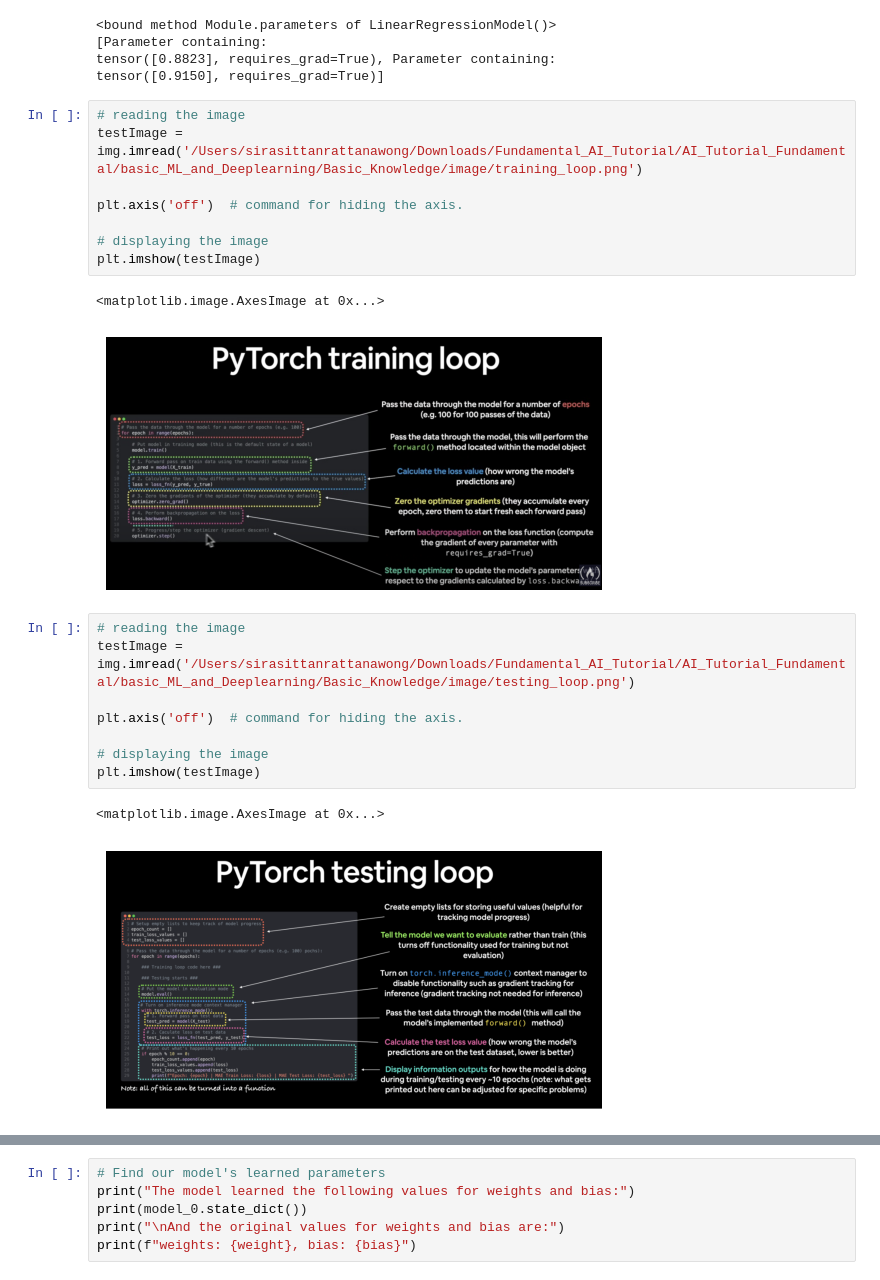
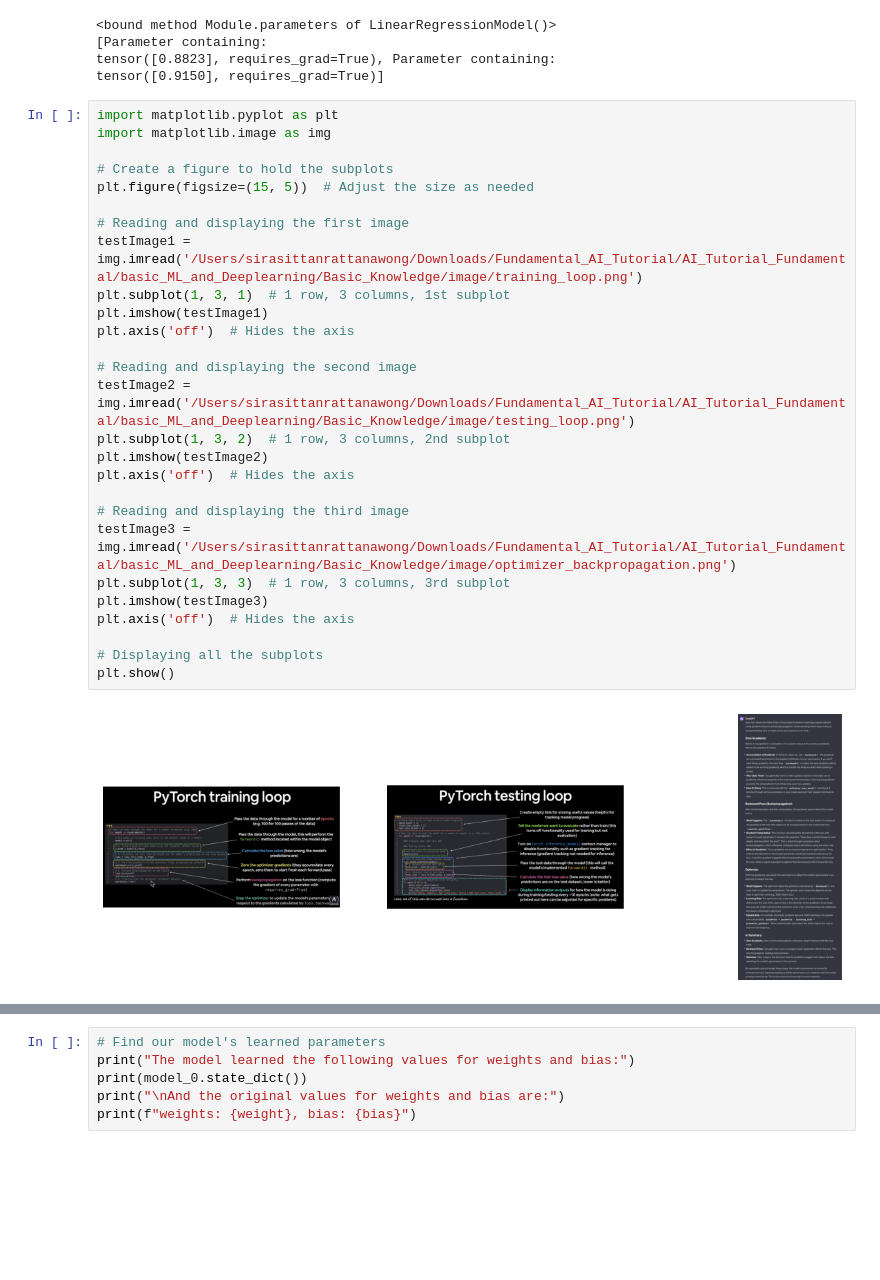
Before and after one commit to stmighty/Fundamental_AI_Tutorial, a Jupyter notebook: AI_Tutorial_Fundamental/basic_ML_and_Deeplearning/Basic_Knowledge/01_pytorch_eorkflow.ipynb, the cells around one changed output, grey strips where cells are left out. Saved outputs shown, nothing was run; the diff lists cells and outputs as text; blank space fills up the shorter version.

```diff
--- a/AI_Tutorial_Fundamental/basic_ML_and_Deeplearning/Basic_Knowledge/01_pytorch_eorkflow.ipynb
+++ b/AI_Tutorial_Fundamental/basic_ML_and_Deeplearning/Basic_Knowledge/01_pytorch_eorkflow.ipynb
@@ -258,28 +320,35 @@ print(list(model_0.parameters()))
 [Parameter containing:
 tensor([0.8823], requires_grad=True), Parameter containing:
 tensor([0.9150], requires_grad=True)]
-# %%
-# reading the image
-testImage = img.imread('/Users/sirasittanrattanawong/Downloads/Fundamental_AI_Tutorial/AI_Tutorial_Fundamental/basic_ML_and_Deeplearning/Basic_Knowledge/image/training_loop.png')
-
-plt.axis('off')  # command for hiding the axis.
-
-# displaying the image
-plt.imshow(testImage)
-# %% [output]
-<matplotlib.image.AxesImage at 0x...>
-[figure, removed]
-# %%
-# reading the image
-testImage = img.imread('/Users/sirasittanrattanawong/Downloads/Fundamental_AI_Tutorial/AI_Tutorial_Fundamental/basic_ML_and_Deeplearning/Basic_Knowledge/image/testing_loop.png')
-
-plt.axis('off')  # command for hiding the axis.
-
-# displaying the image
-plt.imshow(testImage)
-# %% [output]
-<matplotlib.image.AxesImage at 0x...>
-[figure, removed]
+# %%
+import matplotlib.pyplot as plt
+import matplotlib.image as img
+
+# Create a figure to hold the subplots
+plt.figure(figsize=(15, 5))  # Adjust the size as needed
+
+# Reading and displaying the first image
+testImage1 = img.imread('/Users/sirasittanrattanawong/Downloads/Fundamental_AI_Tutorial/AI_Tutorial_Fundamental/basic_ML_and_Deeplearning/Basic_Knowledge/image/training_loop.png')
+plt.subplot(1, 3, 1)  # 1 row, 3 columns, 1st subplot
+plt.imshow(testImage1)
+plt.axis('off')  # Hides the axis
+
+# Reading and displaying the second image
+testImage2 = img.imread('/Users/sirasittanrattanawong/Downloads/Fundamental_AI_Tutorial/AI_Tutorial_Fundamental/basic_ML_and_Deeplearning/Basic_Knowledge/image/testing_loop.png')
+plt.subplot(1, 3, 2)  # 1 row, 3 columns, 2nd subplot
+plt.imshow(testImage2)
+plt.axis('off')  # Hides the axis
+
+# Reading and displaying the third image
+testImage3 = img.imread('/Users/sirasittanrattanawong/Downloads/Fundamental_AI_Tutorial/AI_Tutorial_Fundamental/basic_ML_and_Deeplearning/Basic_Knowledge/image/optimizer_backpropagation.png')
+plt.subplot(1, 3, 3)  # 1 row, 3 columns, 3rd subplot
+plt.imshow(testImage3)
+plt.axis('off')  # Hides the axis
+
+# Displaying all the subplots
+plt.show()
+# %% [output]
+[figure, added]
 # %%
 # building a training loop and a testing loop
 
```
Also changed, not shown: parts of 29 cells of this notebook.
